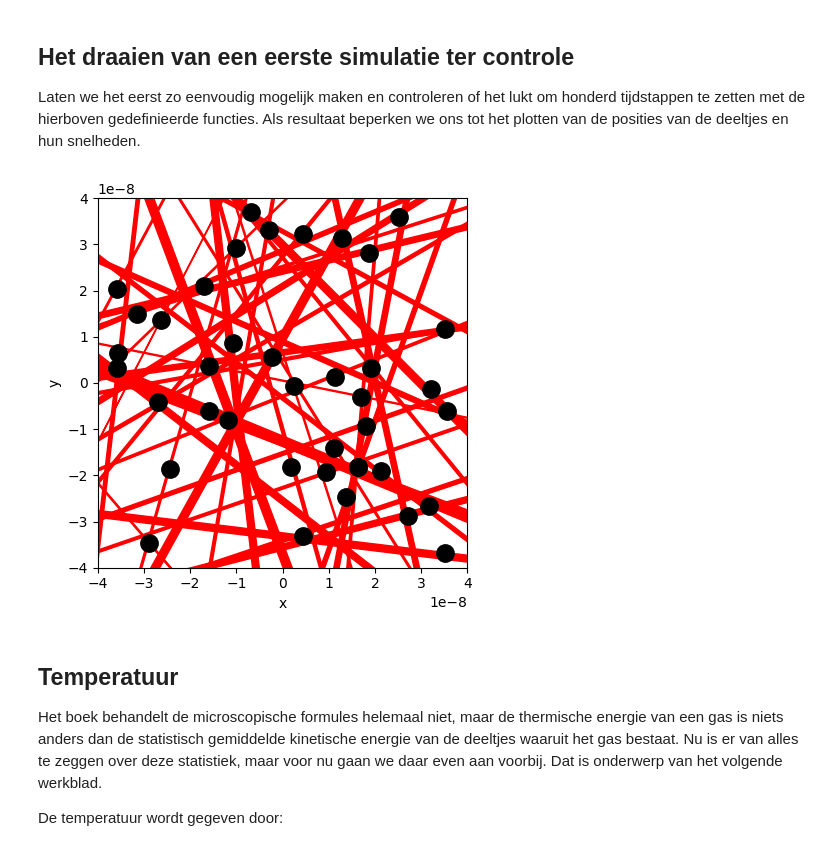
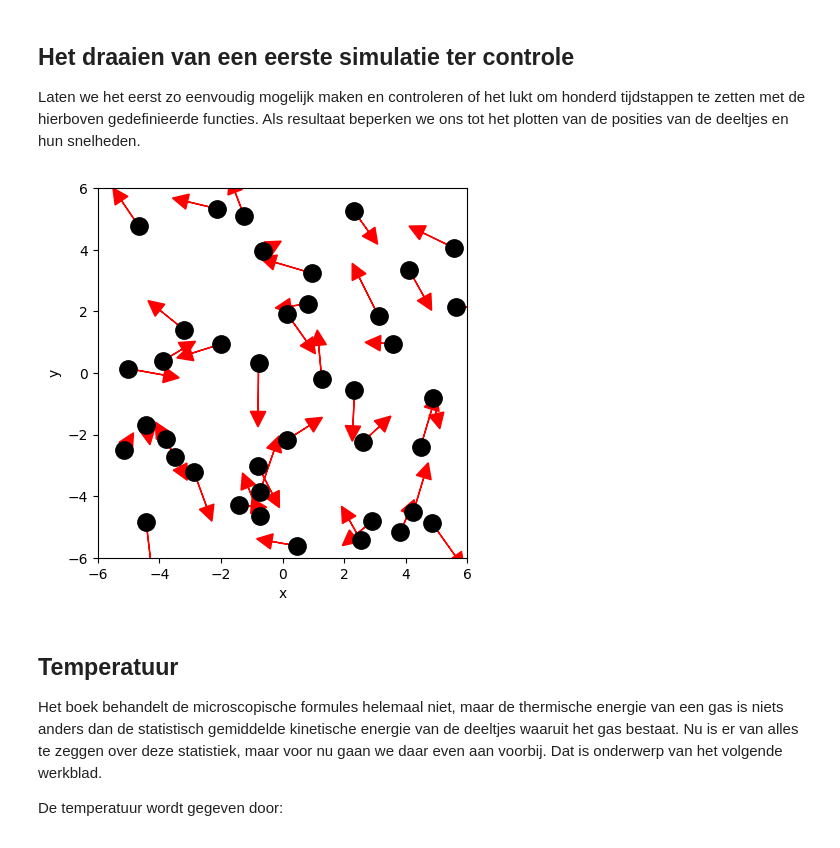
Before and after one commit to DavantePES/inleidend-practicum-2, a Jupyter notebook: Content/PySim/5_druktemp.ipynb, the cells around one changed output. Drawn from its saved outputs; the diff is of its cells as text; code cells hidden in the pictures.

```diff
--- a/Content/PySim/5_druktemp.ipynb
+++ b/Content/PySim/5_druktemp.ipynb
@@ -36,11 +36,11 @@ import numpy as np
 import matplotlib.pyplot as plt
 from matplotlib.animation import FuncAnimation
 
-BOX_SIZE_0 = 0.08*10**-6               # in m^2, gemiddelde hoogte (70cm)* breedte (3.5cm) fietsband * pi, en dan een klein stukje daarvan (10^-6)
+BOX_SIZE_0 = 12
 N = 40                          # Aantal deeltjes
-V_0 = 500 # in m / s            # Startsnelheid van deeltjes, gemiddelde snelheid van luchtmoleculen bij kamertemperatuur
-RADIUS = 3*10**(-9) # in        # Straal van moleculen (de 3 nanometer die gegeven was)
-DT = 5*10**(-12)                   # Tijdstap om geen botsing te missen (vul je gekozen eenheid in)
+V_0 = 1                         # Startsnelheid van deeltjes, gemiddelde snelheid van luchtmoleculen bij kamertemperatuur
+RADIUS = 0.3                    # Straal van moleculen (de 3 nanometer die gegeven was)
+DT = 0.1 * RADIUS / V_0         # Tijdstap om geen botsing te missen (vul je gekozen eenheid in)
 
 kb = 1.380649 * 10**-23
 #your code/answer
@@ -142,28 +142,27 @@ Als resultaat beperken we ons tot het plotten van de posities van de deeltjes en
 # %%
 particles = []
 create_particles(particles)
 
 # doorlopen van de simulatie
 for i in range(100):
     take_time_step(particles)
 
 # plotten van de positie van de deeltjes en hun snelheid als vector
 plt.figure()
 plt.xlabel('x')
 plt.ylabel('y')
 plt.gca().set_aspect('equal')
 plt.xlim(-BOX_SIZE_0/2, BOX_SIZE_0/2)
 plt.ylim(-BOX_SIZE_0/2, BOX_SIZE_0/2)
 
-scale = 2*10**-12
 
 for p in particles:
     plt.plot(p.r[0], p.r[1], 'k.', ms=25)
-    plt.arrow(p.r[0], p.r[1], p.v[0]*scale, p.v[1]*scale,
-              head_width=0.5*scale, head_length=1*scale, color='red')
+    plt.arrow(p.r[0], p.r[1], p.v[0], p.v[1],
+              head_width=0.5, head_length=0.5, color='red')
 plt.show()
 # %% [output]
-[figure, old version]
+[figure, new version]
 # %% [markdown]
 ## Temperatuur
 
```
Also changed, not shown: parts of 2 cells of this notebook, 2 other files.
